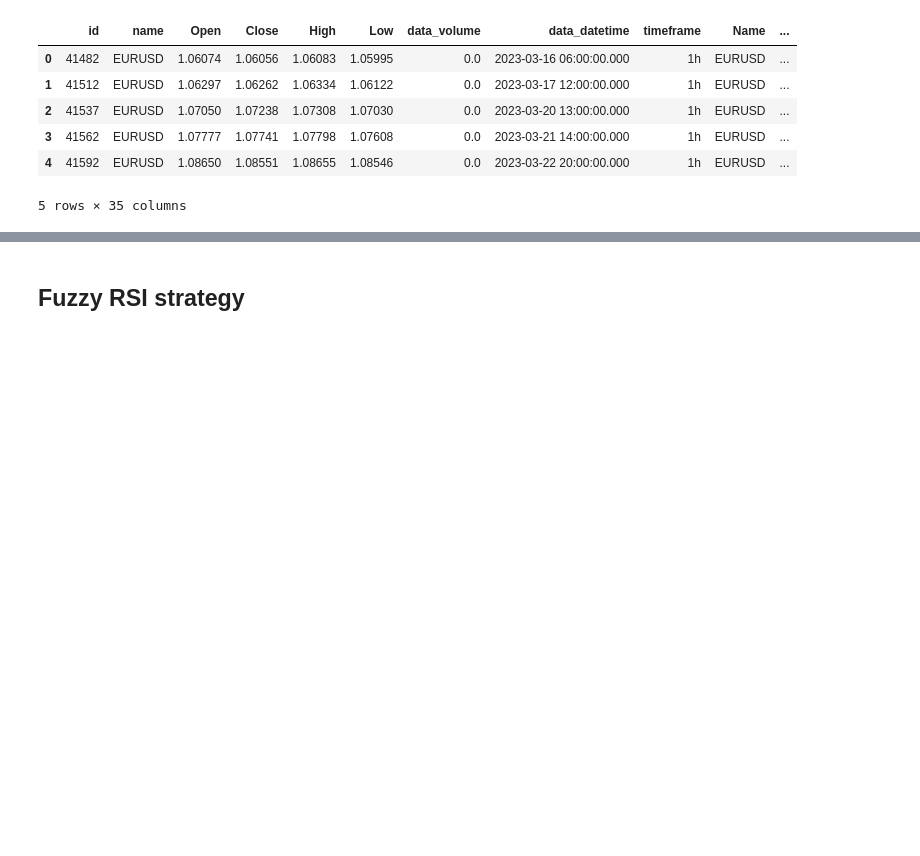
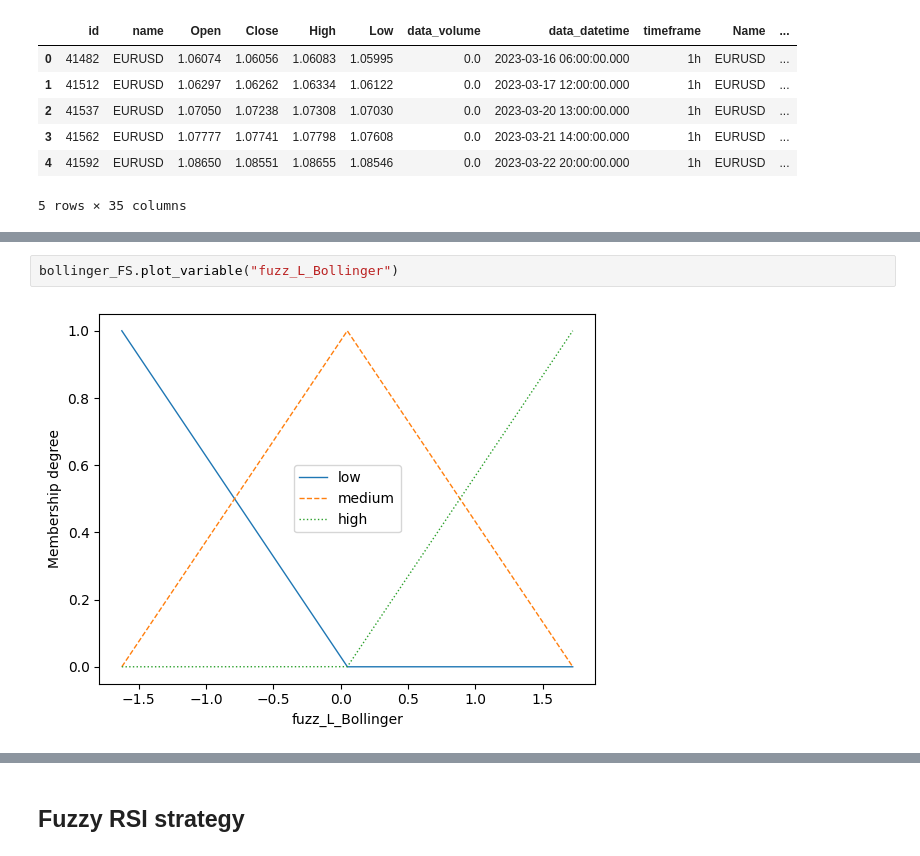
Before and after one commit to kkarolina71/praca_magisterska, a Jupyter notebook: Fuzzification EURUSD_1h.ipynb, the cells around one changed output, grey strips where cells are left out. Drawn from its saved outputs; the diff is of its cells as text; blank space fills up the shorter version.

```diff
--- a/Fuzzification EURUSD_1h.ipynb
+++ b/Fuzzification EURUSD_1h.ipynb
@@ -358,0 +371,4 @@ AttributeError: 'FuzzySystem' object has no attribute 'calculate'
+# %%
+bollinger_FS.plot_variable("fuzz_L_Bollinger")
+# %% [output]
+[figure, added]
```
Also changed, not shown: parts of 22 cells of this notebook, 1 other file.
